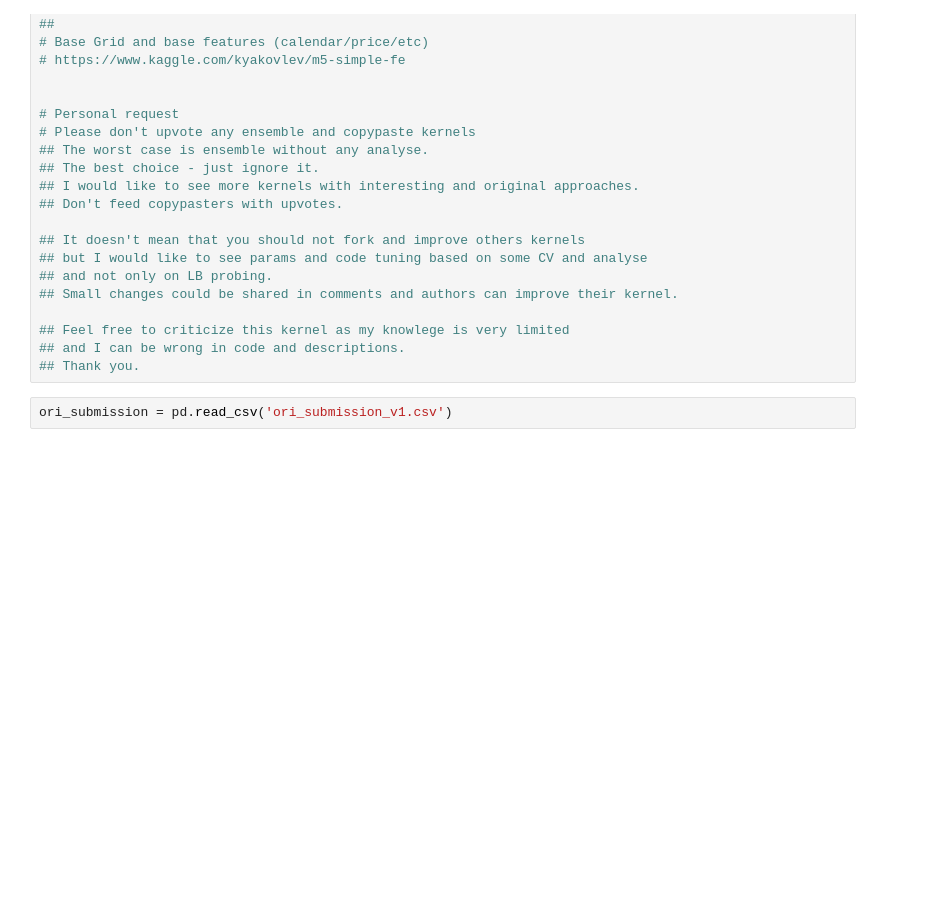
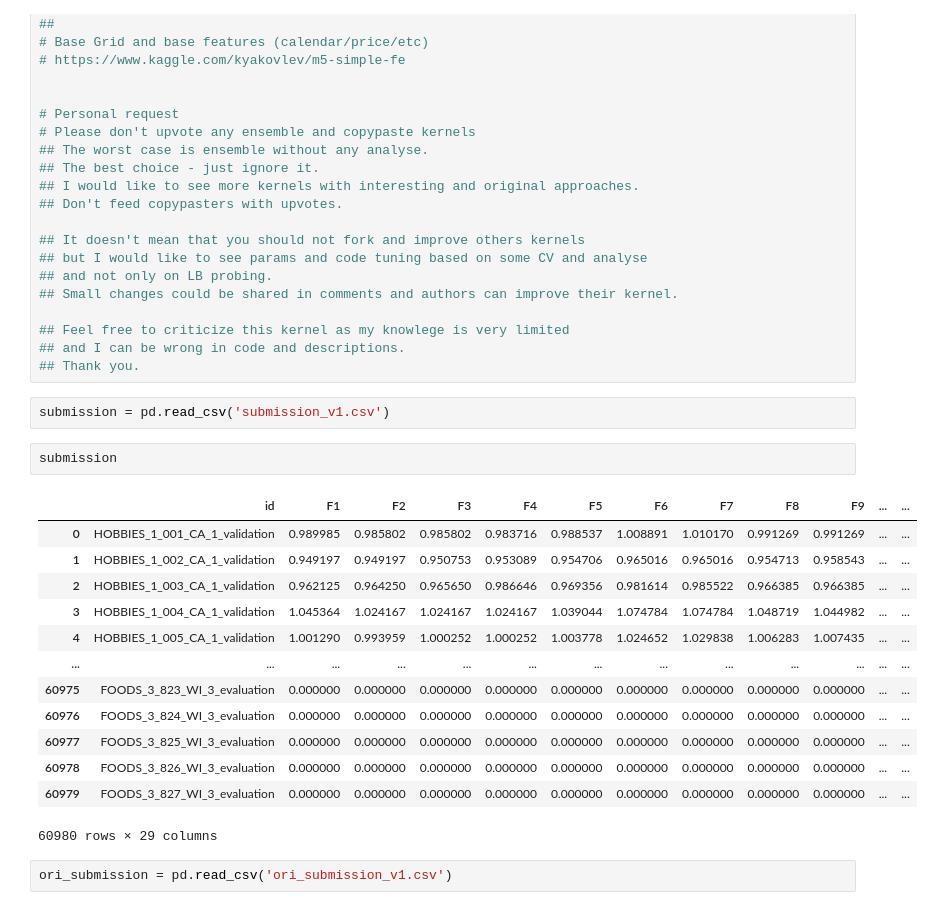
Before and after one commit to arhow/m5_forecasting_accuracy, a Jupyter notebook: notebook/m5-three-shades-of-dark-darker-magic.ipynb, the cells around one changed output. Saved outputs shown, nothing was run; the diff lists cells and outputs as text; blank space fills up the shorter version.

```diff
--- a/notebook/m5-three-shades-of-dark-darker-magic.ipynb
+++ b/notebook/m5-three-shades-of-dark-darker-magic.ipynb
@@ -551,6 +560,24 @@ submission.to_csv('submission_v'+str(VER)+'.csv', index=False)
 ## Feel free to criticize this kernel as my knowlege is very limited
 ## and I can be wrong in code and descriptions.
 ## Thank you.
+# %%
+submission = pd.read_csv('submission_v1.csv')
+# %%
+submission
+# %% [output]
+|  | id | F1 | F2 | F3 | F4 | F5 | F6 | F7 | F8 | F9 | ... | ... |
+| 0 | HOBBIES_1_001_CA_1_validation | 0.989985 | 0.985802 | 0.985802 | 0.983716 | 0.988537 | 1.008891 | 1.010170 | 0.991269 | 0.991269 | ... | ... |
+| 1 | HOBBIES_1_002_CA_1_validation | 0.949197 | 0.949197 | 0.950753 | 0.953089 | 0.954706 | 0.965016 | 0.965016 | 0.954713 | 0.958543 | ... | ... |
+| 2 | HOBBIES_1_003_CA_1_validation | 0.962125 | 0.964250 | 0.965650 | 0.986646 | 0.969356 | 0.981614 | 0.985522 | 0.966385 | 0.966385 | ... | ... |
+| 3 | HOBBIES_1_004_CA_1_validation | 1.045364 | 1.024167 | 1.024167 | 1.024167 | 1.039044 | 1.074784 | 1.074784 | 1.048719 | 1.044982 | ... | ... |
+| 4 | HOBBIES_1_005_CA_1_validation | 1.001290 | 0.993959 | 1.000252 | 1.000252 | 1.003778 | 1.024652 | 1.029838 | 1.006283 | 1.007435 | ... | ... |
+| ... | ... | ... | ... | ... | ... | ... | ... | ... | ... | ... | ... | ... |
+| 60975 | FOODS_3_823_WI_3_evaluation | 0.000000 | 0.000000 | 0.000000 | 0.000000 | 0.000000 | 0.000000 | 0.000000 | 0.000000 | 0.000000 | ... | ... |
+| 60976 | FOODS_3_824_WI_3_evaluation | 0.000000 | 0.000000 | 0.000000 | 0.000000 | 0.000000 | 0.000000 | 0.000000 | 0.000000 | 0.000000 | ... | ... |
+| 60977 | FOODS_3_825_WI_3_evaluation | 0.000000 | 0.000000 | 0.000000 | 0.000000 | 0.000000 | 0.000000 | 0.000000 | 0.000000 | 0.000000 | ... | ... |
+| 60978 | FOODS_3_826_WI_3_evaluation | 0.000000 | 0.000000 | 0.000000 | 0.000000 | 0.000000 | 0.000000 | 0.000000 | 0.000000 | 0.000000 | ... | ... |
+| 60979 | FOODS_3_827_WI_3_evaluation | 0.000000 | 0.000000 | 0.000000 | 0.000000 | 0.000000 | 0.000000 | 0.000000 | 0.000000 | 0.000000 | ... | ... |
+60980 rows × 29 columns
 # %%
 ori_submission = pd.read_csv('ori_submission_v1.csv')
 # %%
```
Also changed, not shown: parts of 2 cells of this notebook, 9 other files.
